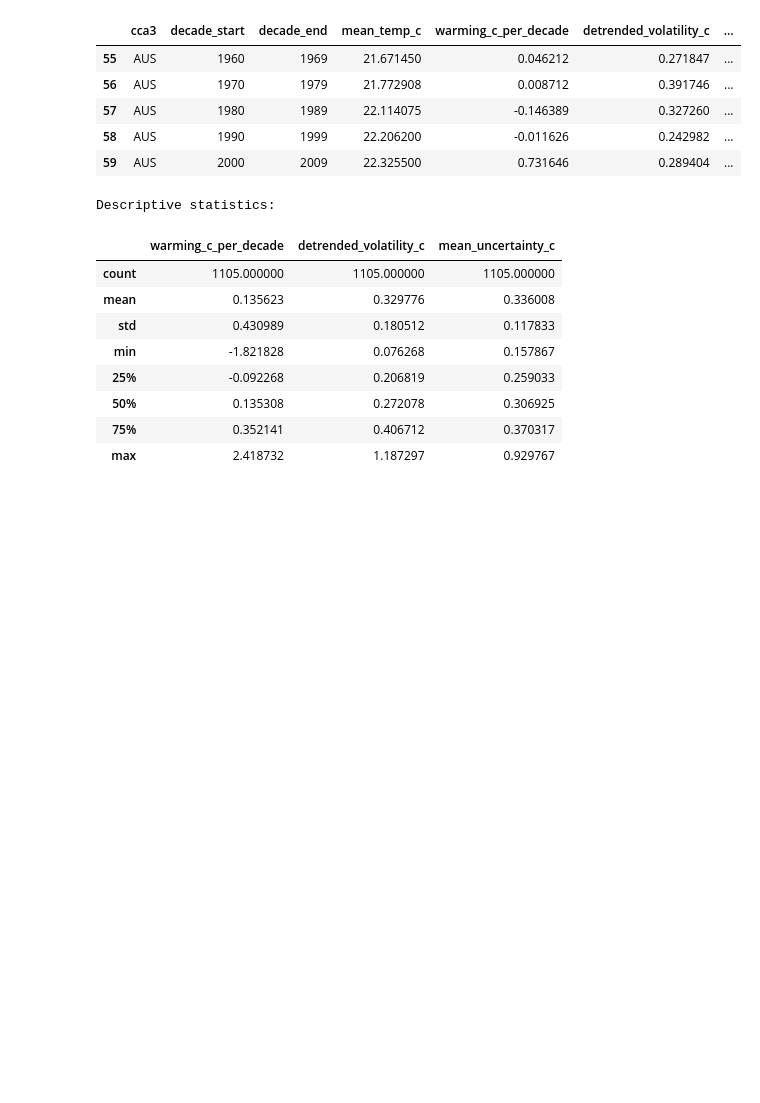
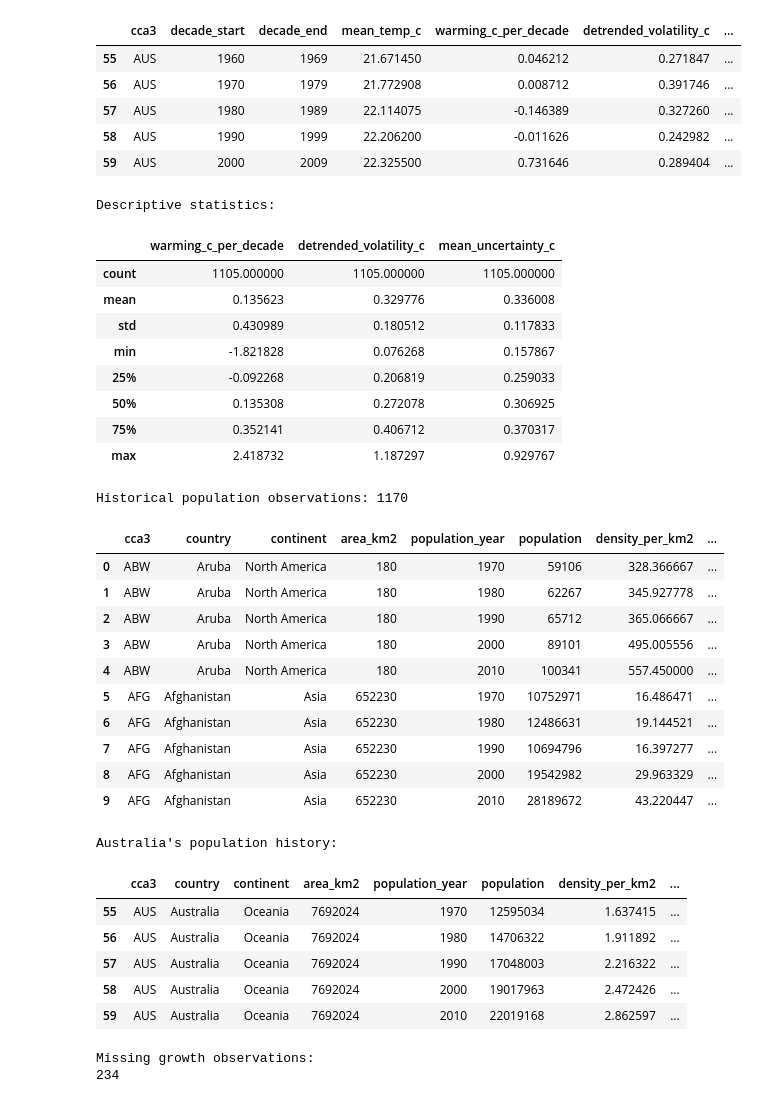
Before and after one commit to Roshan54321/PRT565-Machine-Learning, a Jupyter notebook: code/01_data_preprocessing.ipynb, the cells around one changed output. Cells and saved outputs as stored; diff of their text form; code cells hidden in the pictures; blank space fills up the shorter version.

Commit message:
Engineer historical population density and growth features

```diff
--- a/code/01_data_preprocessing.ipynb
+++ b/code/01_data_preprocessing.ipynb
@@ -358,0 +375,54 @@ Descriptive statistics:
+# %%
+
+importlib.reload(pp)
+
+population_panel = (
+    pp.historical_population_panel(
+        population_df
+    )
+)
+
+print(
+    "Historical population observations:",
+    len(population_panel)
+)
+
+display(population_panel.head(10))
+
+print("\nAustralia's population history:")
+
+display(
+    population_panel[
+        population_panel["cca3"] == "AUS"
+    ]
+)
+
+print("\nMissing growth observations:")
+
+print(
+    population_panel[
+        "growth_prior_decade_pct"
+    ].isna().sum()
+)
+# %% [output]
+Historical population observations: 1170
+|  | cca3 | country | continent | area_km2 | population_year | population | density_per_km2 | ... |
+| 0 | ABW | Aruba | North America | 180 | 1970 | 59106 | 328.366667 | ... |
+| 1 | ABW | Aruba | North America | 180 | 1980 | 62267 | 345.927778 | ... |
+| 2 | ABW | Aruba | North America | 180 | 1990 | 65712 | 365.066667 | ... |
+| 3 | ABW | Aruba | North America | 180 | 2000 | 89101 | 495.005556 | ... |
+| 4 | ABW | Aruba | North America | 180 | 2010 | 100341 | 557.450000 | ... |
+| 5 | AFG | Afghanistan | Asia | 652230 | 1970 | 10752971 | 16.486471 | ... |
+| 6 | AFG | Afghanistan | Asia | 652230 | 1980 | 12486631 | 19.144521 | ... |
+| 7 | AFG | Afghanistan | Asia | 652230 | 1990 | 10694796 | 16.397277 | ... |
+| 8 | AFG | Afghanistan | Asia | 652230 | 2000 | 19542982 | 29.963329 | ... |
+| 9 | AFG | Afghanistan | Asia | 652230 | 2010 | 28189672 | 43.220447 | ... |
+Australia's population history:
+|  | cca3 | country | continent | area_km2 | population_year | population | density_per_km2 | ... |
+| 55 | AUS | Australia | Oceania | 7692024 | 1970 | 12595034 | 1.637415 | ... |
+| 56 | AUS | Australia | Oceania | 7692024 | 1980 | 14706322 | 1.911892 | ... |
+| 57 | AUS | Australia | Oceania | 7692024 | 1990 | 17048003 | 2.216322 | ... |
+| 58 | AUS | Australia | Oceania | 7692024 | 2000 | 19017963 | 2.472426 | ... |
+| 59 | AUS | Australia | Oceania | 7692024 | 2010 | 22019168 | 2.862597 | ... |
+Missing growth observations:
+234
```
Also changed, not shown: parts of 1 cell of this notebook, 1 other file.
